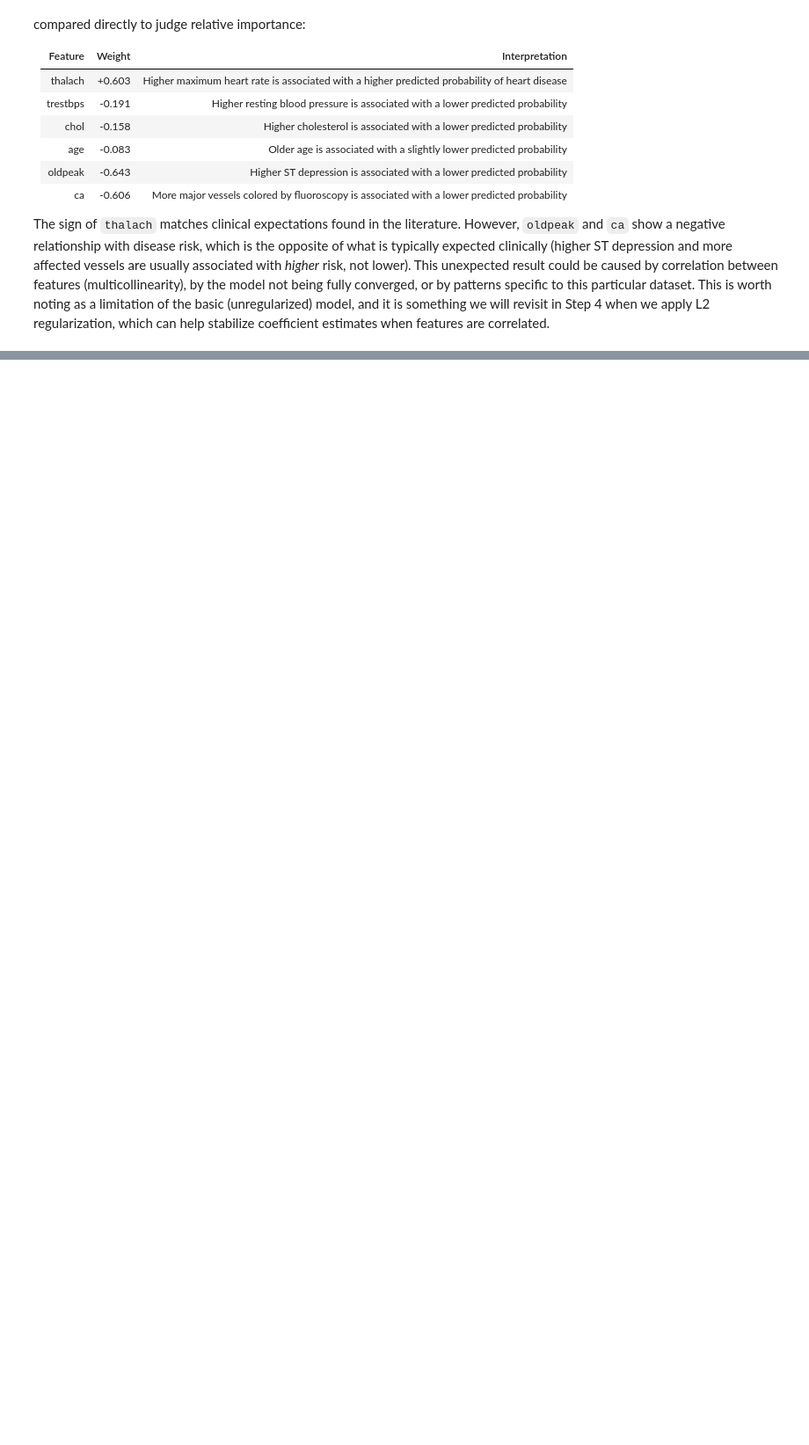
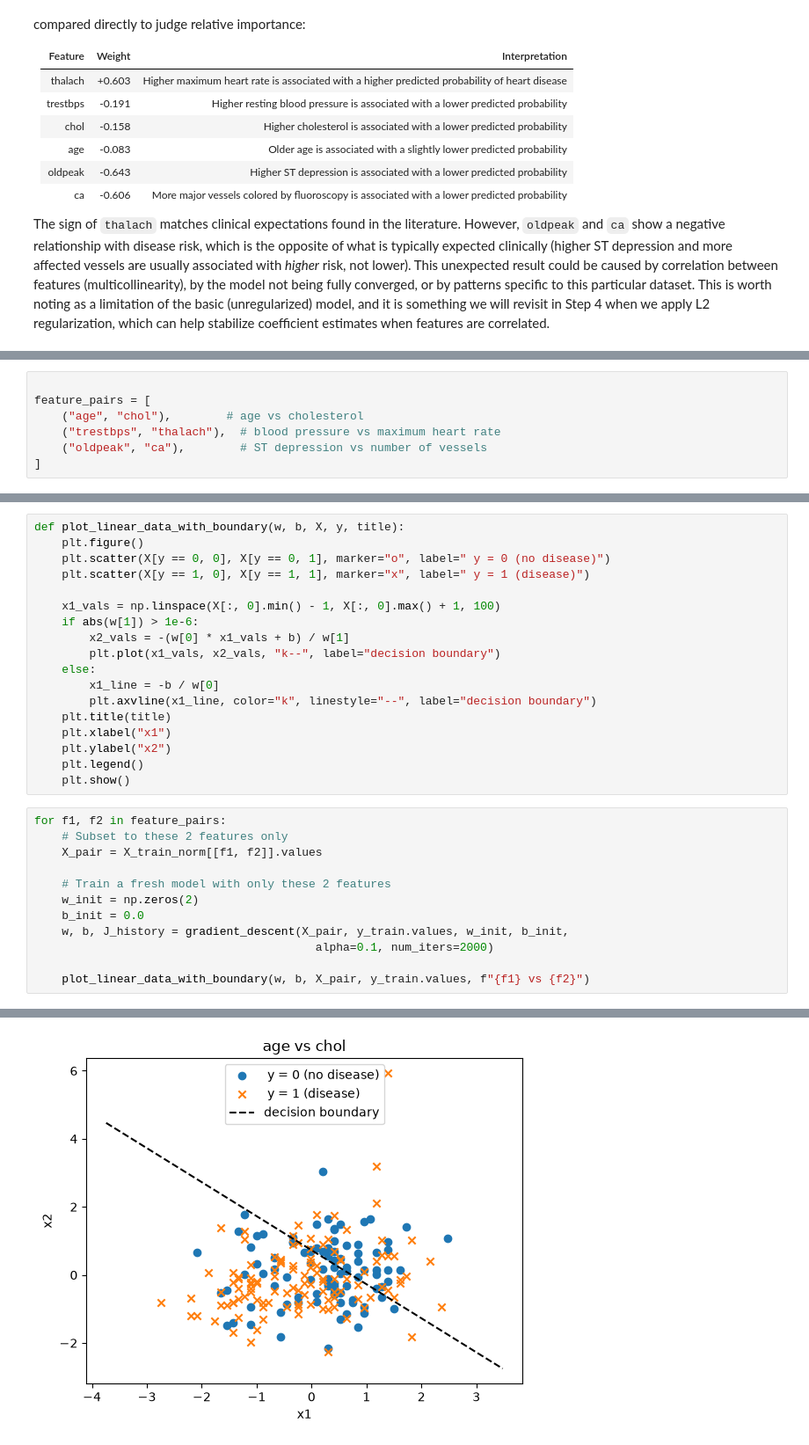
Before and after one commit to Valentina-33/Heart-Disease-Risk-Prediction, a Jupyter notebook: heart_disease_lr_analysis.ipynb, the cells around one changed output, grey strips where cells are left out. Shown at 88% size. Cells and saved outputs as stored; diff of their text form; blank space fills up the shorter version.

Commit message:
Decision boundaries

```diff
--- a/heart_disease_lr_analysis.ipynb
+++ b/heart_disease_lr_analysis.ipynb
@@ -344,0 +350,7 @@ coefficient estimates when features are correlated.
+# %%
+
+feature_pairs = [
+    ("age", "chol"),        # age vs cholesterol
+    ("trestbps", "thalach"),  # blood pressure vs maximum heart rate
+    ("oldpeak", "ca"),        # ST depression vs number of vessels
+]
@@ -344,0 +359,31 @@ coefficient estimates when features are correlated.
+# %%
+def plot_linear_data_with_boundary(w, b, X, y, title):
+    plt.figure()
+    plt.scatter(X[y == 0, 0], X[y == 0, 1], marker="o", label=" y = 0 (no disease)")
+    plt.scatter(X[y == 1, 0], X[y == 1, 1], marker="x", label=" y = 1 (disease)")
+
+    x1_vals = np.linspace(X[:, 0].min() - 1, X[:, 0].max() + 1, 100)
+    if abs(w[1]) > 1e-6:
+        x2_vals = -(w[0] * x1_vals + b) / w[1]
+        plt.plot(x1_vals, x2_vals, "k--", label="decision boundary")
+    else:
+        x1_line = -b / w[0]
+        plt.axvline(x1_line, color="k", linestyle="--", label="decision boundary")
+    plt.title(title)
+    plt.xlabel("x1")
+    plt.ylabel("x2")
+    plt.legend()
+    plt.show()
+# %%
+for f1, f2 in feature_pairs:
+    # Subset to these 2 features only
+    X_pair = X_train_norm[[f1, f2]].values
+
+    # Train a fresh model with only these 2 features
+    w_init = np.zeros(2)
+    b_init = 0.0
+    w, b, J_history = gradient_descent(X_pair, y_train.values, w_init, b_init,
+                                         alpha=0.1, num_iters=2000)
+
+    plot_linear_data_with_boundary(w, b, X_pair, y_train.values, f"{f1} vs {f2}")
+# %% [output]
@@ -344,0 +410 @@ coefficient estimates when features are correlated.
+[figure, added]
```
Also changed, not shown: parts of 3 cells of this notebook.
